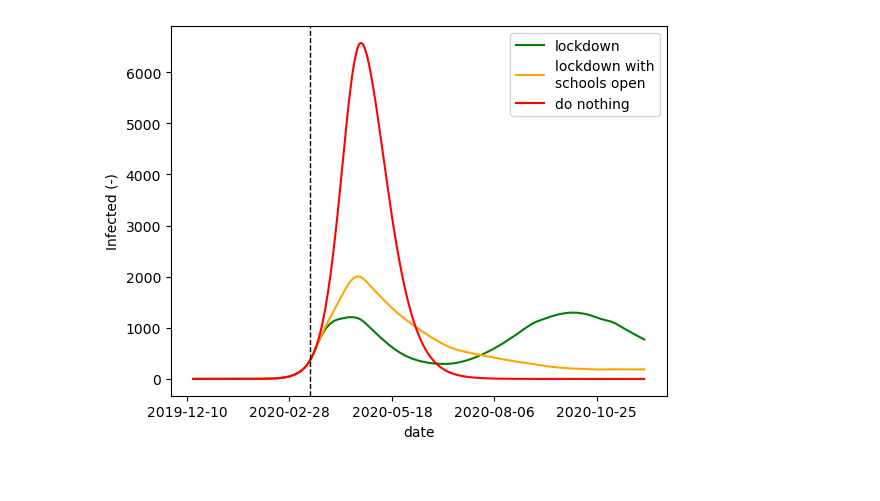
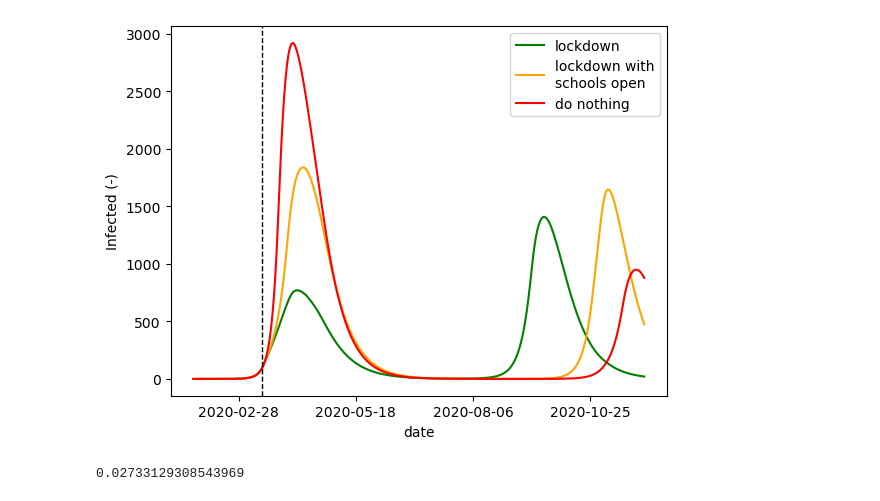
Before and after one commit to twallema/pyIEEM, a Jupyter notebook: notebooks/scratch-SIR-recurrent-mobility.ipynb, the cells around one changed output. Cells and saved outputs as stored; diff of their text form; code cells hidden in the pictures.

```diff
--- a/notebooks/scratch-SIR-recurrent-mobility.ipynb
+++ b/notebooks/scratch-SIR-recurrent-mobility.ipynb
@@ -11,5 +11,5 @@ import matplotlib.pyplot as plt
 from pyIEEM.models.utils import initialize_model
 # %%
 country = 'SWE'
-spatial = True
+spatial = False
 age_classes = pd.IntervalIndex.from_tuples([(0,5),(5,10),(10,15),(15,20),(20,25),(25,30),(30,35),(35,40),(40,45),(45,50),(50,55),(55,60),(60,65),(65,70),(70,75),(75,80),(80,120)], closed='left')
@@ -27,35 +76,38 @@ ValueError: operands could not be broadcast together with shapes (11,11) (17,17,
 # %%
-model = initialize_model(country, age_classes, spatial=spatial, contact_type='absolute_contacts')
+simulation_start = '2020-01-28'
+model = initialize_model(country, age_classes, spatial, simulation_start, contact_type='absolute_contacts')
 # %%
 fig,ax = plt.subplots()
 
-model.parameters['beta'] = 0.028
-model.parameters['amplitude'] = 0.20
+model.parameters['tau'] = 45
+model.parameters['beta'] = 0.027
+model.parameters['amplitude'] = 0.0
+
+model.parameters['ypsilon_eff'] = 4
+model.parameters['phi_eff'] = 0.01
 
 # economic lockdown, schools closed, preventive measures, social restrictions
 model.parameters['economic_closures'].loc[slice(None)] = 1
-out = model.sim(['2019-12-15', '2020-12-01'])
+out = model.sim([simulation_start, '2020-12-01'])
 ax.plot(out.date, out.Hin.sum(dim=['age_class', 'spatial_unit']), color='green', label='lockdown')
-#ax.plot(out.date, out.R.sum(dim=['age_class', 'spatial_unit']), color='green', label='lockdown')
 
 # economic lockdown, schools open, preventive measures, social restrictions
 model.parameters['economic_closures'].loc['P85'] = 0
-out = model.sim(['2019-12-15', '2020-12-01'])
+out = model.sim([simulation_start, '2020-12-01'])
 ax.plot(out.date, out.Hin.sum(dim=['age_class', 'spatial_unit']), 'orange', label='lockdown with\nschools open')
 
 # do-nothing
 model.parameters['social_restrictions'] = 0
 model.parameters['economic_closures'].loc[slice(None)] = 0
-out = model.sim(['2019-12-15', '2020-12-01'])
+out = model.sim([simulation_start, '2020-12-01'])
 ax.plot(out.date, out.Hin.sum(dim=['age_class', 'spatial_unit']), color='red', label='do nothing')
 
 ax.legend()
-
 ax.axvline(x=datetime(2020, 3, 15), color='black', linestyle='--', linewidth=1)
 ax.set_xlabel('date')
 ax.set_ylabel('Infected (-)')
 ax.xaxis.set_major_locator(plt.MaxNLocator(5))
 plt.show()
 plt.close()
 # %% [output]
-[figure, old version]
+[figure, new version]
@@ -61,0 +118,7 @@ plt.close()
+# %%
+N = np.squeeze(model.parameters['N']['other'] + model.parameters['G']*model.parameters['N']['work'])
+demography = pd.read_csv(f'../data/interim/epi/demographic/age_structure_{country}_2019.csv', index_col=[0, 1]).groupby(by='age').sum().squeeze()
+demography = demography.groupby(pd.cut(demography.index.values, age_classes)).sum()
+compute_beta(2.75, model.parameters['delta'], model.parameters['gamma'], model.parameters['s'], N, demography.values)
+# %% [output]
+0.02733129308543969
```
Also changed, not shown: parts of 6 cells of this notebook, 3 other files.
